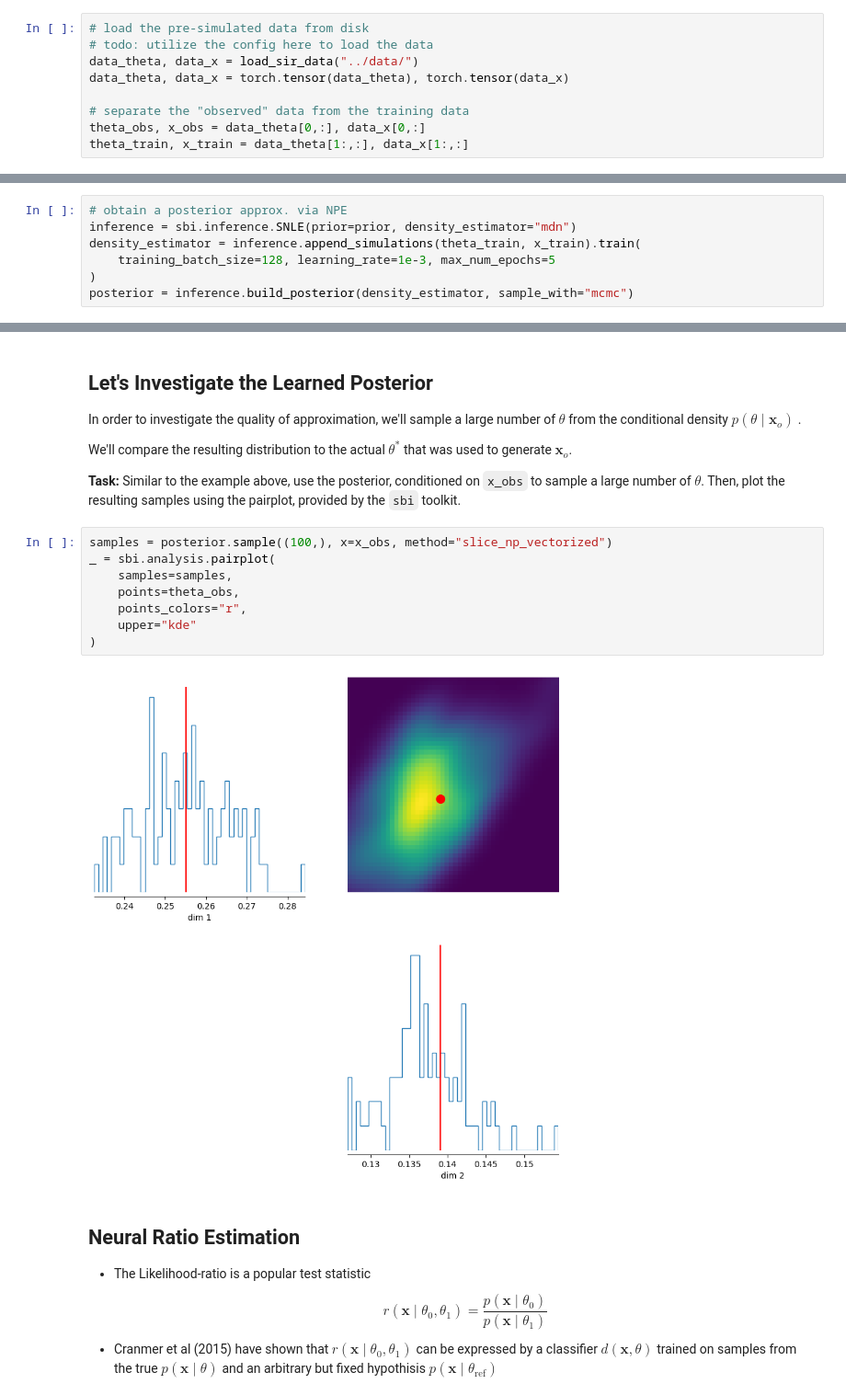
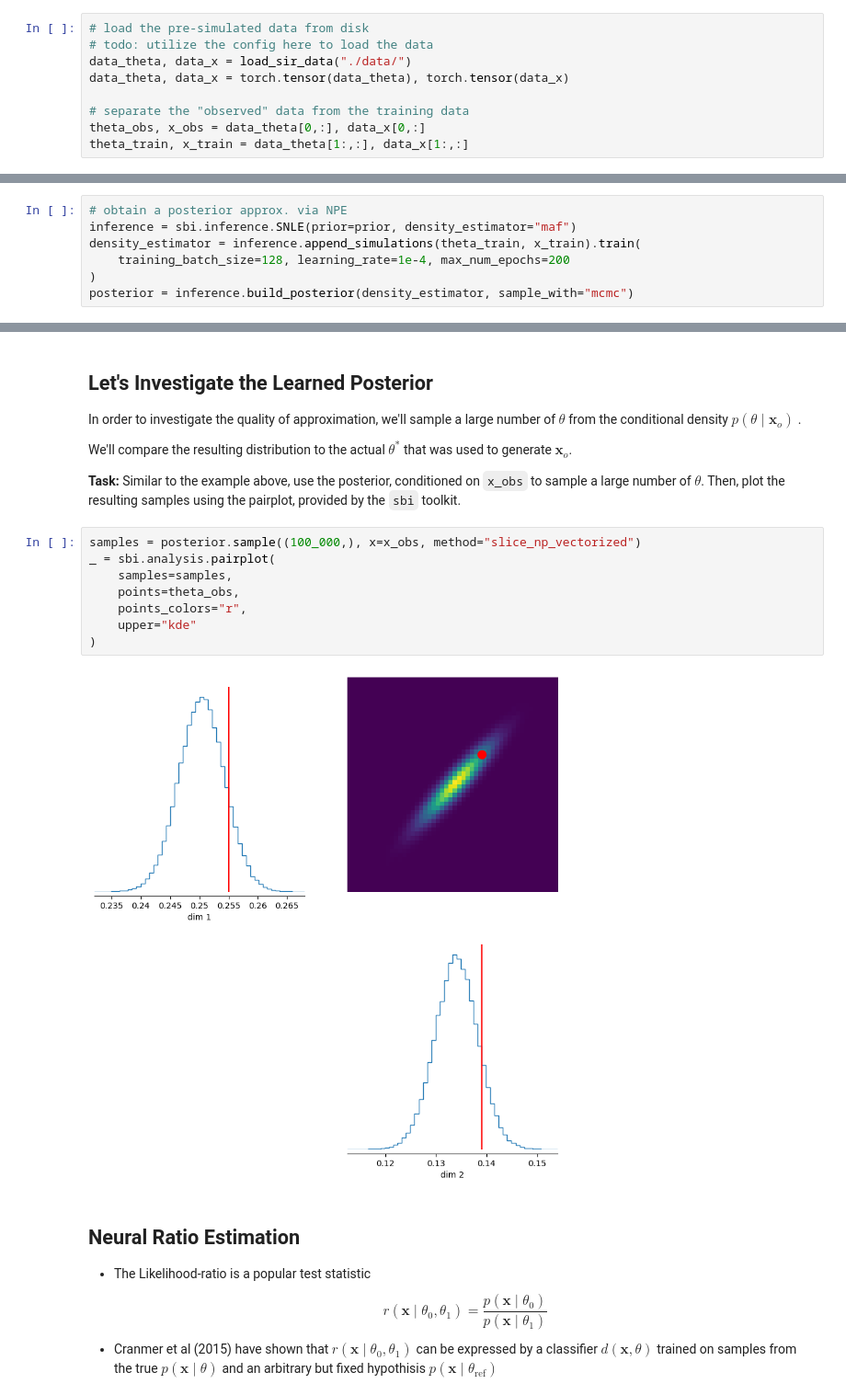
Before and after one commit to aai-institute/tfl-training-sbi, a Jupyter notebook: notebooks/nb_04_neural_likelihood_and_ratio_estimation.ipynb, the cells around one changed output, grey strips where cells are left out. Shown at 92% size. Cells and saved outputs as stored; diff of their text form.

Commit message:
pretrained nle on sir and saved inference obj.

```diff
--- a/notebooks/nb_04_neural_likelihood_and_ratio_estimation.ipynb
+++ b/notebooks/nb_04_neural_likelihood_and_ratio_estimation.ipynb
@@ -161,7 +162,7 @@ split it into a training and test set. Note, `sbi` standardizes the data itself.
 # %%
 # load the pre-simulated data from disk
 # todo: utilize the config here to load the data
-data_theta, data_x = load_sir_data("../data/")
+data_theta, data_x = load_sir_data("./data/")
 data_theta, data_x = torch.tensor(data_theta), torch.tensor(data_x)
 
 # separate the "observed" data from the training data
@@ -186,9 +187,9 @@ prior, _, _ = process_prior([
 **Task:** Finally, we can train the NDE. Therefore, we have to initialize a SNLE object with the respective prior and method for density estimation. Further, the training data has to be passed to the inference object. The NDE is trained by calling the `.train()` method on the inference object. Feel free to use the above example as blueprint.
 # %%
 # obtain a posterior approx. via NPE
-inference = sbi.inference.SNLE(prior=prior, density_estimator="mdn")
+inference = sbi.inference.SNLE(prior=prior, density_estimator="maf")
 density_estimator = inference.append_simulations(theta_train, x_train).train(
-    training_batch_size=128, learning_rate=1e-3, max_num_epochs=5
+    training_batch_size=128, learning_rate=1e-4, max_num_epochs=200
 )
 posterior = inference.build_posterior(density_estimator, sample_with="mcmc")
 # %% [output]
@@ -205,15 +214,15 @@ used to generate $\mathbf{x}_o$.
 
 **Task:** Similar to the example above, use the posterior, conditioned on `x_obs` to sample a large number of $\theta$. Then, plot the resulting samples using the pairplot, provided by the `sbi` toolkit.
 # %%
-samples = posterior.sample((100,), x=x_obs, method="slice_np_vectorized")
+samples = posterior.sample((100_000,), x=x_obs, method="slice_np_vectorized")
 _ = sbi.analysis.pairplot(
     samples=samples,
     points=theta_obs,
     points_colors="r",
     upper="kde"
 )
 # %% [output]
-[figure, old version]
+[figure, new version]
 # %% [markdown]
 ## Neural Ratio Estimation
 
```
Also changed, not shown: parts of 4 cells of this notebook, 3 other files.
